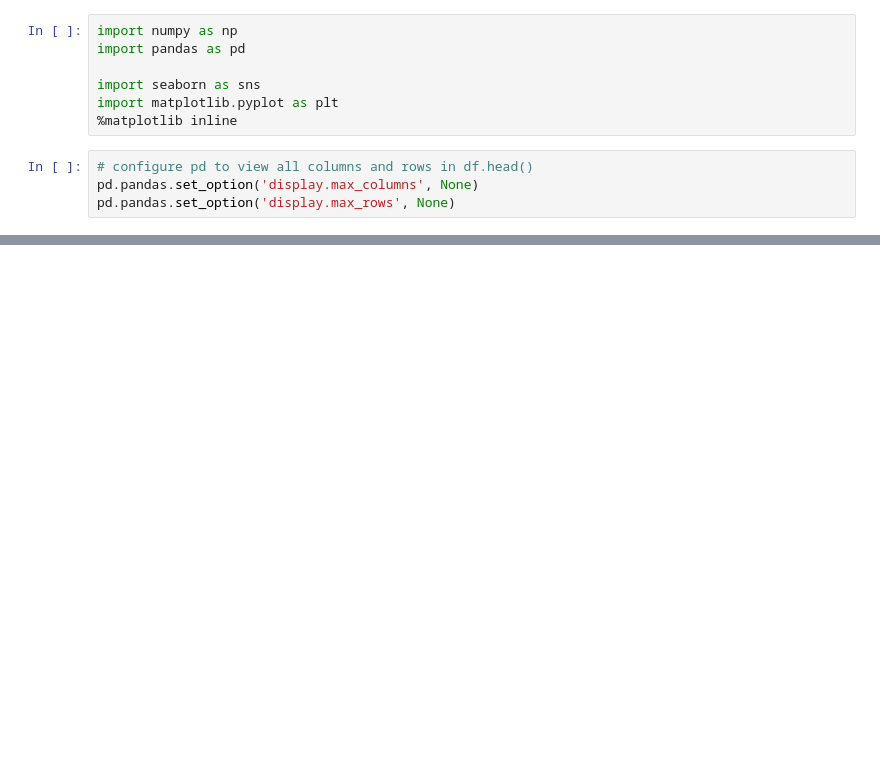
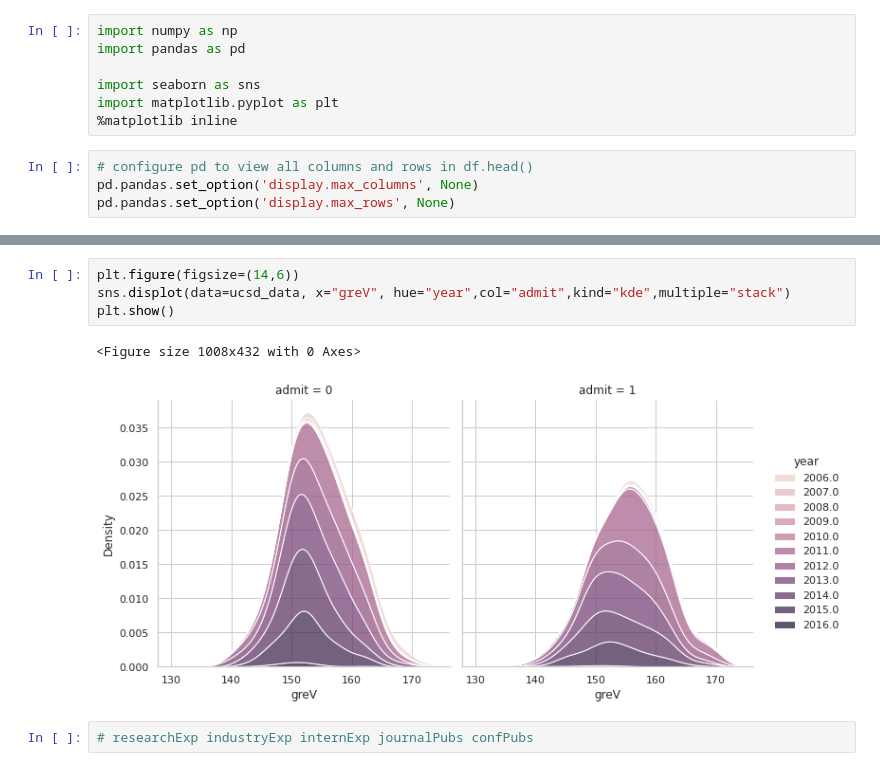
Before and after one commit to yifanwu2828/Graduate-University-Admission-Prediction, a Jupyter notebook: Feature_Engineering.ipynb, the cells around one changed output, grey strips where cells are left out. Saved outputs shown, nothing was run; the diff lists cells and outputs as text; blank space fills up the shorter version.

```diff
--- a/Feature_Engineering.ipynb
+++ b/Feature_Engineering.ipynb
@@ -95,0 +91,9 @@ data.shape
+# %%
+plt.figure(figsize=(14,6))
+sns.displot(data=ucsd_data, x="greV", hue="year",col="admit",kind="kde",multiple="stack")
+plt.show()
+# %% [output]
+<Figure size 1008x432 with 0 Axes>
+[figure, added]
+# %%
+# researchExp industryExp internExp journalPubs confPubs
```
Also changed, not shown: parts of 47 cells of this notebook, 1 other file.
